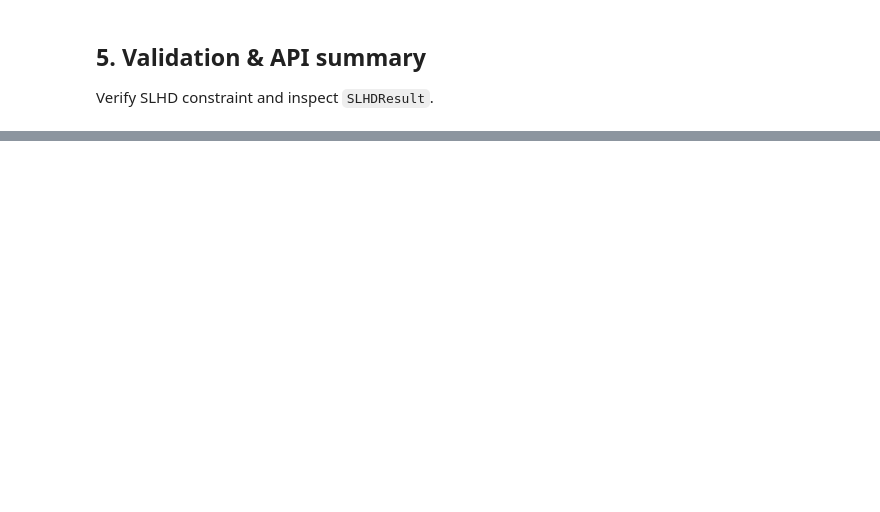
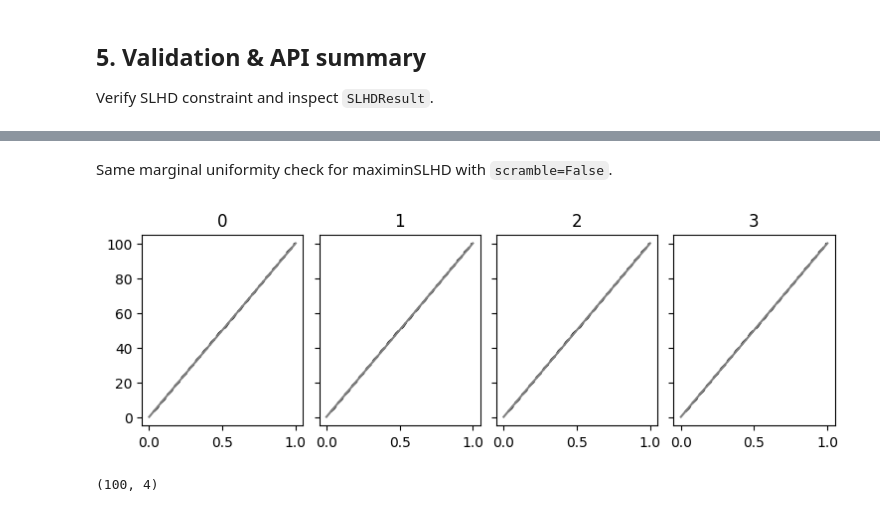
Before and after one commit to kstoreyf/gethypercube, a Jupyter notebook: examples/basic_example.ipynb, the cells around one changed output, grey strips where cells are left out. Drawn from its saved outputs; the diff is of its cells as text; code cells hidden in the pictures; blank space fills up the shorter version.

Commit message:
adding nested hypercube

```diff
--- a/examples/basic_example.ipynb
+++ b/examples/basic_example.ipynb
@@ -154,0 +291,25 @@ First 5 rows of design:
+# %% [markdown]
+Same marginal uniformity check for maximinSLHD with `scramble=False`.
+# %%
+fig, ax = plt.subplots(1, k, figsize=(9, 2.5), sharey=True)
+plt.subplots_adjust(hspace=0.1, wspace=0.1)
+for i in range(k):
+    #ax[i].scatter(sample[:, i], np.zeros(m), s=10)
+    values, base = np.histogram(D[:, i], bins=40)
+    cumulative = np.cumsum(values)
+    # plot empirical CDF: cumulative[j] = count in [base[0], base[j+1]), so x = base[j+1]
+    ax[i].plot(base[1:], cumulative, c='k', ls='--')
+    ax[i].set_xlim(-0.05, 1.05)
+    ax[i].set_title(f"{i}")
+    xx = np.linspace(0, 1, 100)
+    ax[i].plot(xx, len(D)*xx, c='grey', ls='-')
+# %% [output]
+[figure, added]
+# %%
+from scipy.stats import qmc
+rng = np.random.default_rng(42)
+sampler = qmc.LatinHypercube(d=k, rng=rng)
+sample = sampler.random(n=m)
+print(sample.shape)
+# %% [output]
+(100, 4)
```
Also changed, not shown: parts of 26 cells of this notebook, 30 other files.
